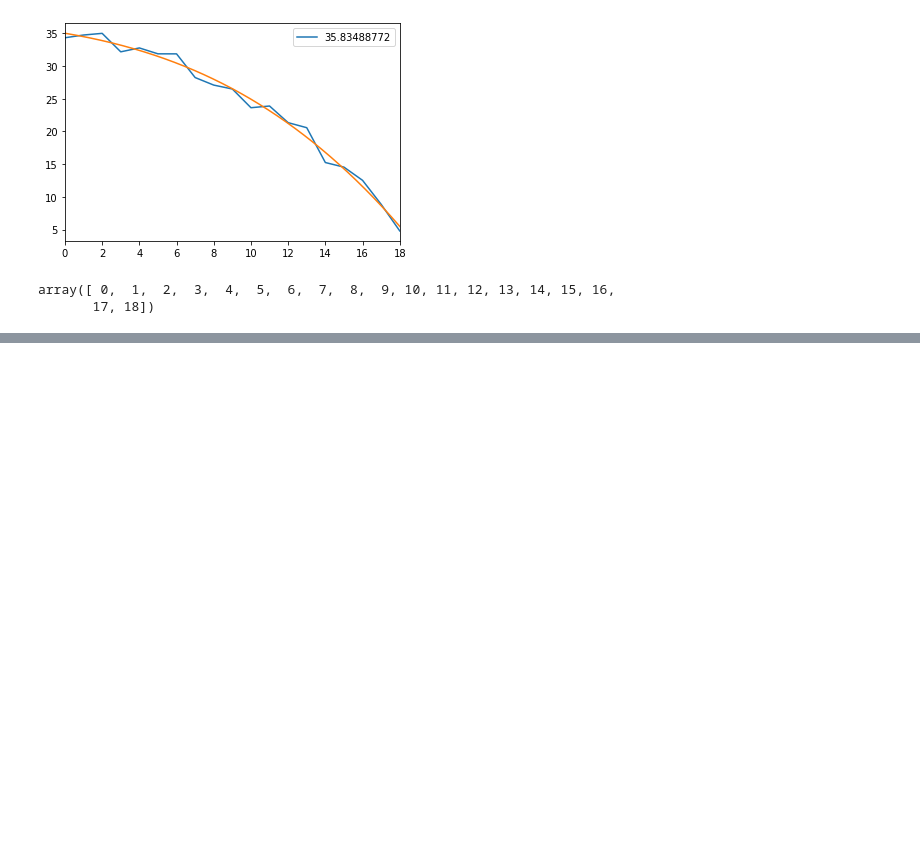
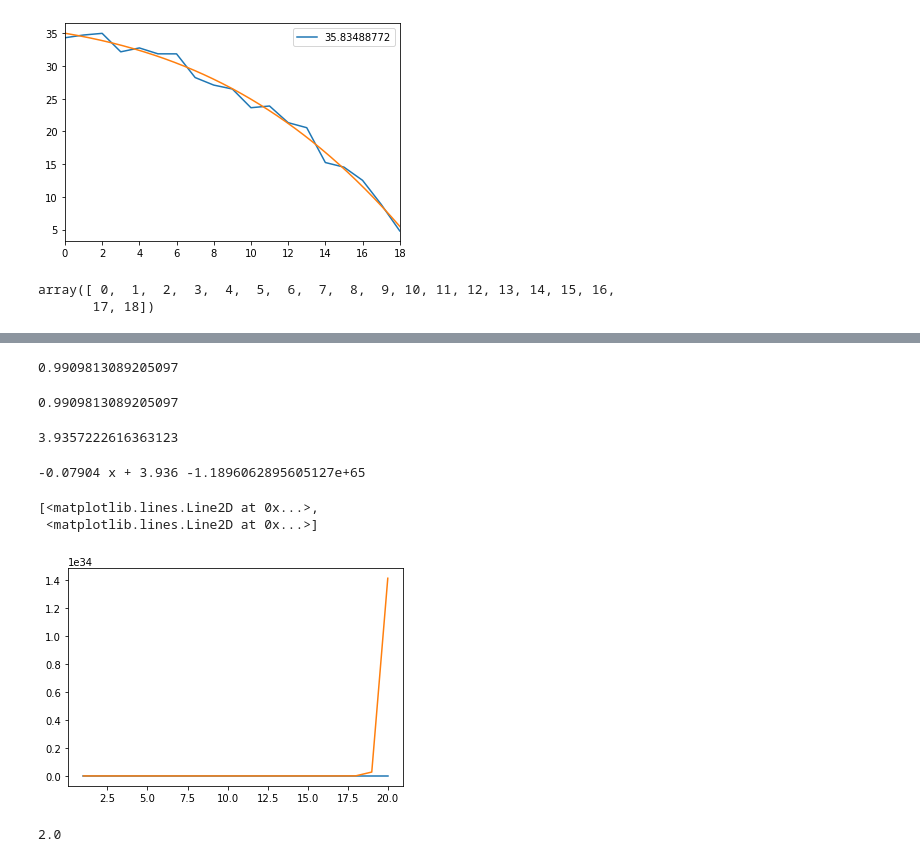
Before and after one commit to SeriousPetrovich/Super_Courses, a Jupyter notebook: Probabilistic_Data_Analysis/Задания.ipynb, the cells around one changed output, grey strips where cells are left out. Cells and saved outputs as stored; diff of their text form; code cells hidden in the pictures; blank space fills up the shorter version.

```diff
--- a/Probabilistic_Data_Analysis/Задания.ipynb
+++ b/Probabilistic_Data_Analysis/Задания.ipynb
@@ -631,0 +640,33 @@ array([-4.30103486e-11,  6.59074238e-09, -4.63425223e-07,  1.98183885e-05,
+# %%
+r2_score(y, func_exp (x, *exp [0]))
+# %% [output]
+0.9909813089205097
+# %%
+r2_score(y, func_de  (x, *de  [0]))
+# %% [output]
+0.9909813089205097
+# %%
+p[0]
+# %% [output]
+3.9357222616363123
+# %%
+z = np.polyfit(x, y, 3)
+z = np.polyfit(x, np.log(y), 1)
+p = np.poly1d(z)
+
+def fff(x, C3):
+    return np.exp(p[1]) * np.exp(p[0] * x) + C3
+
+exp  = curve_fit(fff,  x, y)
+print(p, r2_score(y, fff(x, *exp[0])))
+
+plt.plot(x, y, x, fff(x, *exp[0]))
+# %% [output]
+-0.07904 x + 3.936 -1.1896062895605127e+65
+[<matplotlib.lines.Line2D at 0x...>,
+ <matplotlib.lines.Line2D at 0x...>]
+[figure, added]
+# %%
+np.log(np.exp(2))
+# %% [output]
+2.0
```
Also changed, not shown: parts of 5 cells of this notebook, 8 other files.
